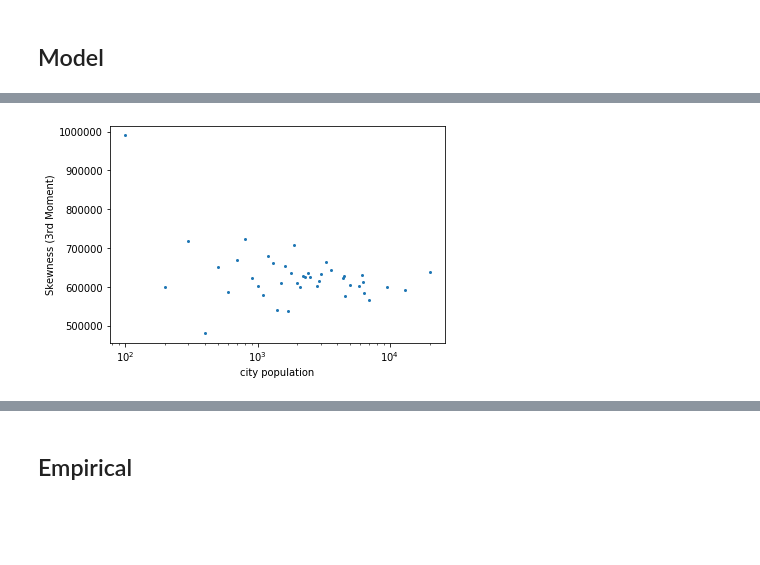
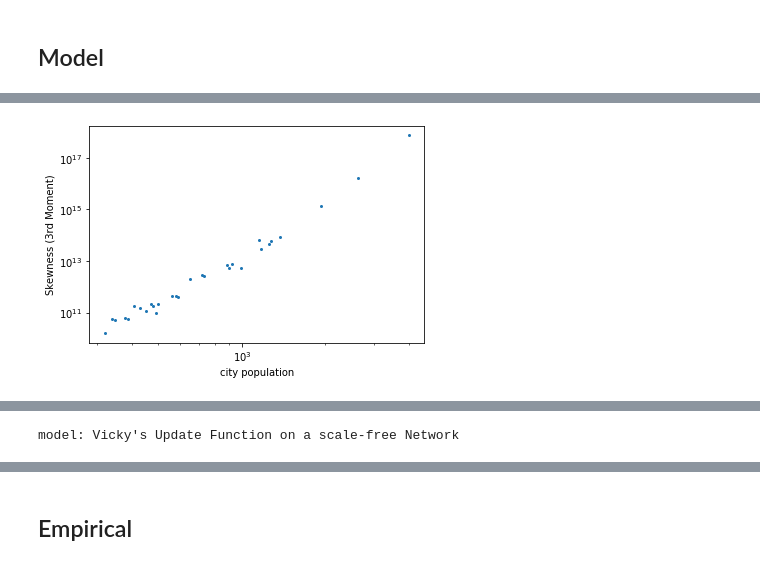
Before and after one commit to ElisaHeinrich/Urban-Inequality-Model, a Jupyter notebook: ModelComparison.ipynb, the cells around one changed output, grey strips where cells are left out. Drawn from its saved outputs; the diff is of its cells as text; code cells hidden in the pictures; blank space fills up the shorter version.

Commit message:
newest KEMs, nets, model comparison

```diff
--- a/ModelComparison.ipynb
+++ b/ModelComparison.ipynb
@@ -246,53 +287,41 @@ for msa in income_lists:
 # %% [markdown]
 ## Model
 # %%
-import scipy.stats
-import seaborn as sns
+# import scipy.stats
+# import seaborn as sns
 
-m_kdes = {}
-for model in ["A","B"]:
-    m_kdes[model] = {}
-
-# create kde pdfs
-for model in ["A","B"]:
-    for pop,income in zip(m_pops[model],m_incomes[model]):
-        m_kdes[model][pop] = scipy.stats.gaussian_kde(income)#,bw_method=wide_silverman)
-
-
-class custom_distribution(scipy.stats.rv_continuous):
-    def _pdf(self, x, msa):
-        #print("in pdf",x)
-#         if first:
-#             print("in pdf,x = ",x,"msa=",msa,"model = ", model)
-        ret = m_kdes[model][msa[0]](x[0])
-        #print(ret)
-        #print("ret=",ret)
-        return ret
-
-distribution = custom_distribution(momtype=0)
-
+def calc_moment(dist,m_n):
+    avg = np.mean(dist)
+    if m_n==1:
+        return avg
+    n = len(dist)
+    diff = dist - avg
+    diff_mn = diff**m_n
+    m = (1./n)*np.sum(diff_mn)
+    return m
 
 # maps moment number n to list of those moments
 moments = {}
 cpops = {}
-
-for model in ["A","B"]:
-    print("MODEL:",model)
+for model in models:
+    print("model:",model)
     moments[model] = {}
     cpops[model] = []
-    first = True
-    for psize in m_pops[model]:
+    for n in range(1,5):
+        moments[model][n] = []
+    i = 0
+    for pop,income in zip(m_pops[model],m_incomes[model]):
+        i+= 1
+        if i%100 ==0:
+            print(i)
         for n in range(1,5):
-            if n not in moments[model]:
-                moments[model][n] = []
-#             set_trace()
-            # FIXME: not running for every city in model, only returning one value
-#             print(moments)
-            moments[model][n].append(distribution.moment(n,psize))
-            first = False
-#             print("moment: n, val,pop:",n,moments[model][n],psize)
-        print("completed pop",psize)
-        cpops[model].append(psize)
+            manual_m = calc_moment(income,n)
+            moments[model][n].append(manual_m)
+        cpops[model].append(pop)
+
+
+
+
 
     scale_y = {
           1:1.,
@@ -325,9 +354,16 @@ for model in ["A","B"]:
         # TODO: fit regressions in log-linear space, calculate R^2 & p-value
         plt.plot(cpops[model],moments[model][n],'o',markersize=2)
         bottom,top = plt.ylim()
-        plt.ylim((bottom,scale_y[n]*top))
-        #plt.yscale("log")
+#         plt.ylim((bottom,scale_y[n]*top))
+        plt.yscale("log")
         plt.xscale("log")
         plt.show()
         plt.close()
+
+
+
+        logpop = np.log(cpops[model])
+        logmoments = np.log(moments[model][n])
+        #TODO: Test this; it should adjust the scale of higher order moments
+#         logmoments = np.log(moments[model][n])/float(n)
 # %% [output]
@@ -353 +373 @@ completed pop 20000.0
-[figure, old version]
+[figure, new version]
@@ -375,0 +380 @@ completed pop 20000.0
+model: Vicky's Update Function on a scale-free Network
```
Also changed, not shown: parts of 12 cells of this notebook, 1 other file.
